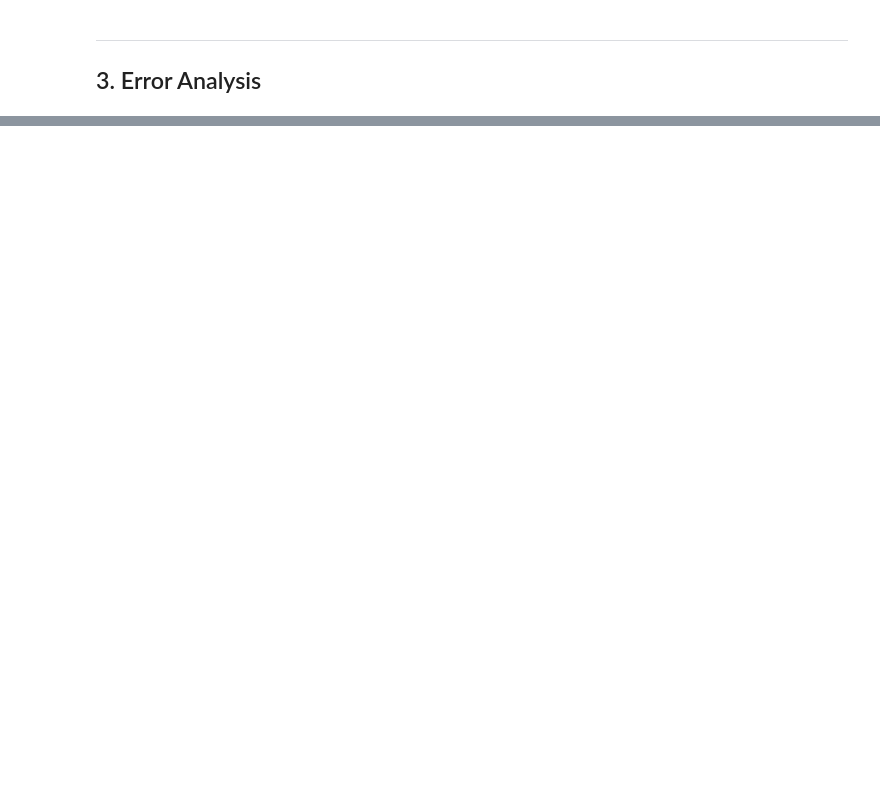
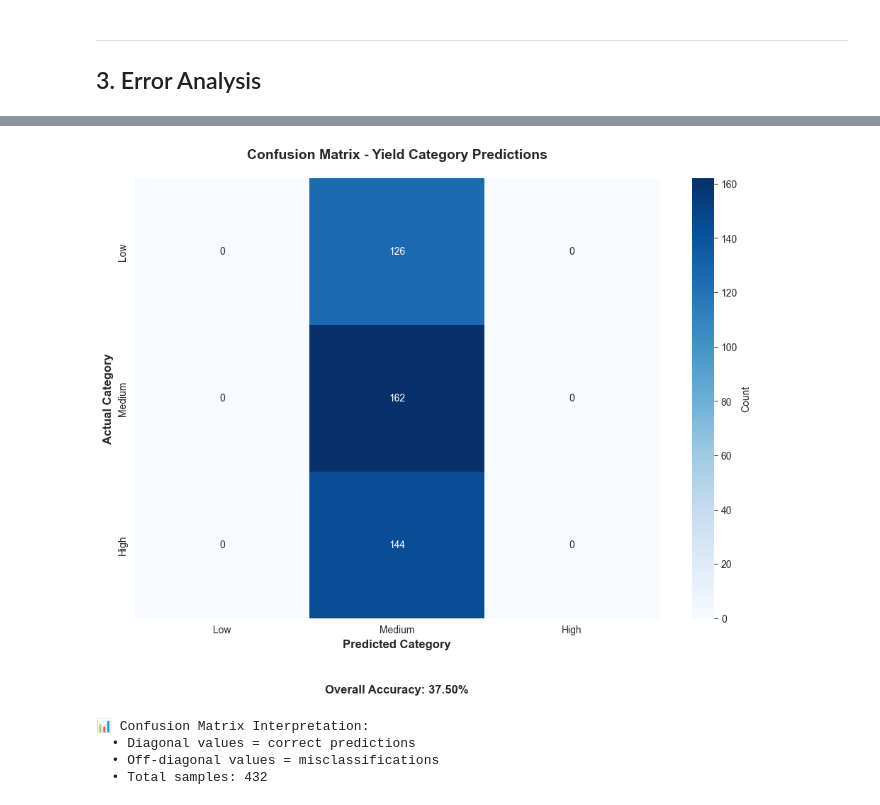
Before and after one commit to David-Ibitokun/Final-Year-Project, a Jupyter notebook: phase4_validation.ipynb, the cells around one changed output, grey strips where cells are left out. Drawn from its saved outputs; the diff is of its cells as text; code cells hidden in the pictures; blank space fills up the shorter version.

```diff
--- a/phase4_validation.ipynb
+++ b/phase4_validation.ipynb
@@ -45,9 +139,9 @@ splits_path = data_path / 'train_test_split'
 print("Loading trained models...")
 
 # Load models
-fnn_model = keras.models.load_model(models_dir / 'fnn_model.h5')
-lstm_model = keras.models.load_model(models_dir / 'lstm_model.h5')
-hybrid_model = keras.models.load_model(models_dir / 'hybrid_model.h5')
+fnn_model = keras.models.load_model(models_dir / 'fnn_model.keras')
+lstm_model = keras.models.load_model(models_dir / 'lstm_model.keras')
+hybrid_model = keras.models.load_model(models_dir / 'hybrid_model.keras')
 
 print("  ✓ Models loaded")
 
@@ -332,0 +599,35 @@ plt.show()
+# %%
+# Confusion Matrix
+cm = confusion_matrix(y_true, y_pred, labels=['Low', 'Medium', 'High'])
+
+# Visualize confusion matrix
+fig, ax = plt.subplots(1, 1, figsize=(10, 8))
+
+# Create heatmap
+sns.heatmap(cm, annot=True, fmt='d', cmap='Blues',
+            xticklabels=['Low', 'Medium', 'High'],
+            yticklabels=['Low', 'Medium', 'High'],
+            cbar_kws={'label': 'Count'},
+            ax=ax)
+
+ax.set_xlabel('Predicted Category', fontsize=12, fontweight='bold')
+ax.set_ylabel('Actual Category', fontsize=12, fontweight='bold')
+ax.set_title('Confusion Matrix - Yield Category Predictions', fontsize=14, fontweight='bold', pad=20)
+
+# Add accuracy text
+plt.text(0.5, -0.15, f'Overall Accuracy: {accuracy:.2%}',
+         ha='center', va='top', transform=ax.transAxes, fontsize=12, fontweight='bold')
+
+plt.tight_layout()
+plt.show()
+
+print("\n📊 Confusion Matrix Interpretation:")
+print("  • Diagonal values = correct predictions")
+print("  • Off-diagonal values = misclassifications")
+print(f"  • Total samples: {cm.sum()}")
+# %% [output]
+[figure, added]
+📊 Confusion Matrix Interpretation:
+  • Diagonal values = correct predictions
+  • Off-diagonal values = misclassifications
+  • Total samples: 432
```
Also changed, not shown: parts of 43 cells of this notebook, 14 other files.
